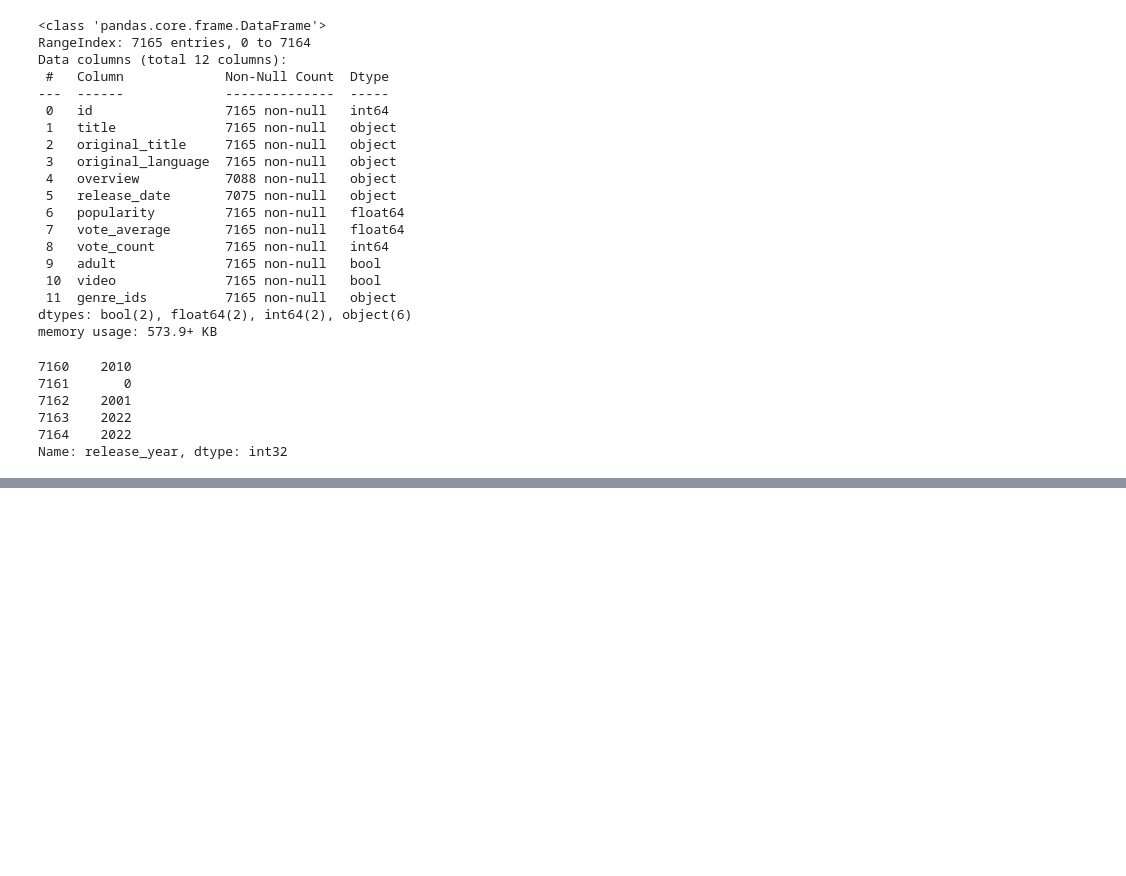
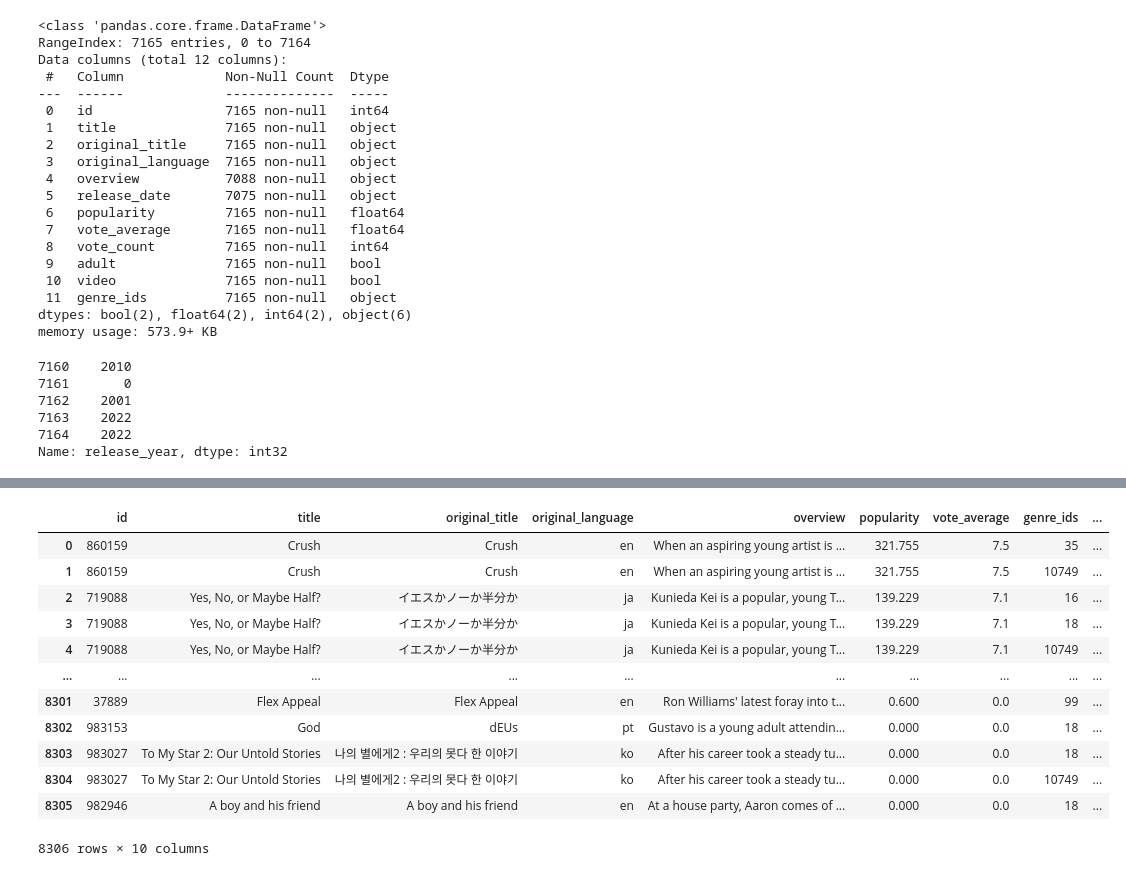
Before and after one commit to mshilacodes/mood-based-movie-recommender, a Jupyter notebook: index.ipynb, the cells around one changed output, grey strips where cells are left out. Cells and saved outputs as stored; diff of their text form; code cells hidden in the pictures; blank space fills up the shorter version.

```diff
--- a/index.ipynb
+++ b/index.ipynb
@@ -129,0 +165,30 @@ data.drop(columns=['vote_count', 'adult', 'video'],inplace=True)
+# %%
+# Convert genre_ids from string representation of list to actual list if needed
+if isinstance(data['genre_ids'].iloc[0], str):
+	import ast
+	data['genre_ids'] = data['genre_ids'].apply(ast.literal_eval)
+
+# Explode genre_ids so each row has a single genre id
+data_exploded = data.explode('genre_ids')
+
+# Drop rows where genre_ids is NaN before converting to int
+data_exploded = data_exploded.dropna(subset=['genre_ids'])
+data_exploded['genre_ids'] = data_exploded['genre_ids'].astype(int)
+
+# Merge with genre DataFrame
+content = pd.merge(data_exploded, genre, on='genre_ids', how='left')
+content
+# %% [output]
+|  | id | title | original_title | original_language | overview | popularity | vote_average | genre_ids | ... |
+| 0 | 860159 | Crush | Crush | en | When an aspiring young artist is ... | 321.755 | 7.5 | 35 | ... |
+| 1 | 860159 | Crush | Crush | en | When an aspiring young artist is ... | 321.755 | 7.5 | 10749 | ... |
+| 2 | 719088 | Yes, No, or Maybe Half? | イエスかノーか半分か | ja | Kunieda Kei is a popular, young T... | 139.229 | 7.1 | 16 | ... |
+| 3 | 719088 | Yes, No, or Maybe Half? | イエスかノーか半分か | ja | Kunieda Kei is a popular, young T... | 139.229 | 7.1 | 18 | ... |
+| 4 | 719088 | Yes, No, or Maybe Half? | イエスかノーか半分か | ja | Kunieda Kei is a popular, young T... | 139.229 | 7.1 | 10749 | ... |
+| ... | ... | ... | ... | ... | ... | ... | ... | ... | ... |
+| 8301 | 37889 | Flex Appeal | Flex Appeal | en | Ron Williams' latest foray into t... | 0.600 | 0.0 | 99 | ... |
+| 8302 | 983153 | God | dEUs | pt | Gustavo is a young adult attendin... | 0.000 | 0.0 | 18 | ... |
+| 8303 | 983027 | To My Star 2: Our Untold Stories | 나의 별에게2 : 우리의 못다 한 이야기 | ko | After his career took a steady tu... | 0.000 | 0.0 | 18 | ... |
+| 8304 | 983027 | To My Star 2: Our Untold Stories | 나의 별에게2 : 우리의 못다 한 이야기 | ko | After his career took a steady tu... | 0.000 | 0.0 | 10749 | ... |
+| 8305 | 982946 | A boy and his friend | A boy and his friend | en | At a house party, Aaron comes of ... | 0.000 | 0.0 | 18 | ... |
+8306 rows × 10 columns
```
Also changed, not shown: parts of 9 cells of this notebook.
